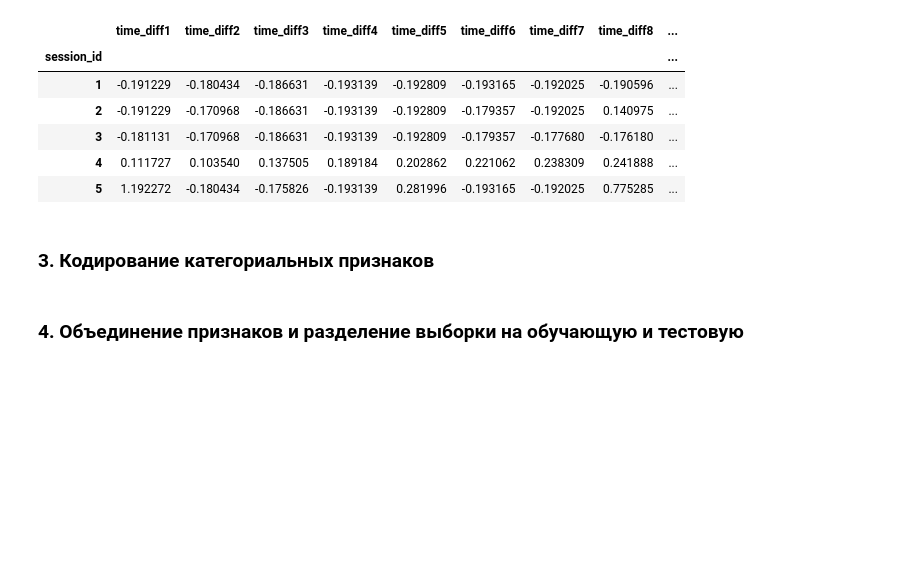
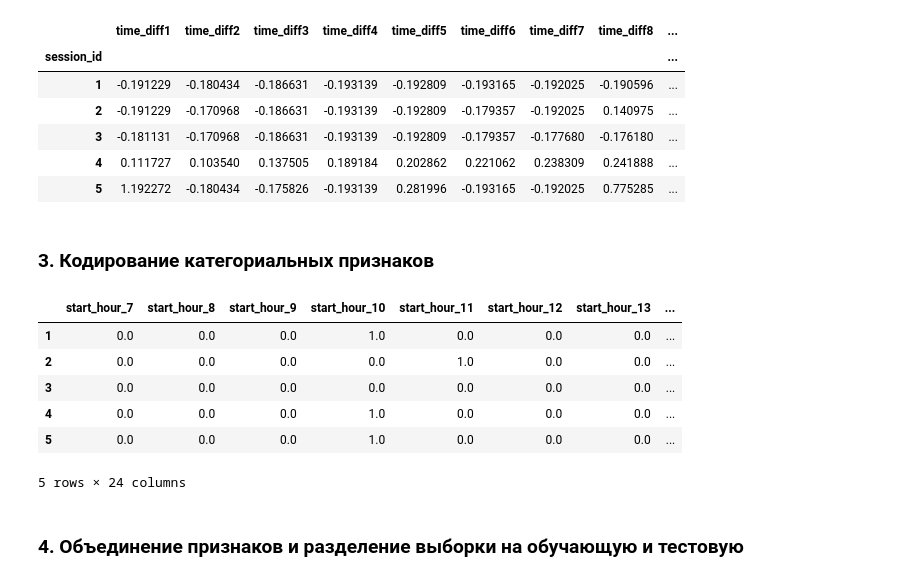
Before and after one commit to umshtm/ML-DA-Coursera-MIPT-Yandex, a Jupyter notebook: 6 - Final projects/Identification of internet users/week5_sgd_kaggle.ipynb, the cells around one changed output. Drawn from its saved outputs; the diff is of its cells as text; code cells hidden in the pictures; blank space fills up the shorter version.

```diff
--- a/6 - Final projects/Identification of internet users/week5_sgd_kaggle.ipynb
+++ b/6 - Final projects/Identification of internet users/week5_sgd_kaggle.ipynb
@@ -327,3 +338,13 @@ new_test_cat_enc = pd.get_dummies(data=new_test_cat,
+# %%
+new_train_cat_ohe_df.head()
+# %% [output]
+|  | start_hour_7 | start_hour_8 | start_hour_9 | start_hour_10 | start_hour_11 | start_hour_12 | start_hour_13 | ... |
+| 1 | 0.0 | 0.0 | 0.0 | 1.0 | 0.0 | 0.0 | 0.0 | ... |
+| 2 | 0.0 | 0.0 | 0.0 | 0.0 | 1.0 | 0.0 | 0.0 | ... |
+| 3 | 0.0 | 0.0 | 0.0 | 0.0 | 0.0 | 0.0 | 0.0 | ... |
+| 4 | 0.0 | 0.0 | 0.0 | 1.0 | 0.0 | 0.0 | 0.0 | ... |
+| 5 | 0.0 | 0.0 | 0.0 | 1.0 | 0.0 | 0.0 | 0.0 | ... |
+5 rows × 24 columns
 # %% [markdown]
 ### 4. Объединение признаков и разделение выборки на обучающую и тестовую
 # %%
```
Also changed, not shown: parts of 18 cells of this notebook, 1 other file.
